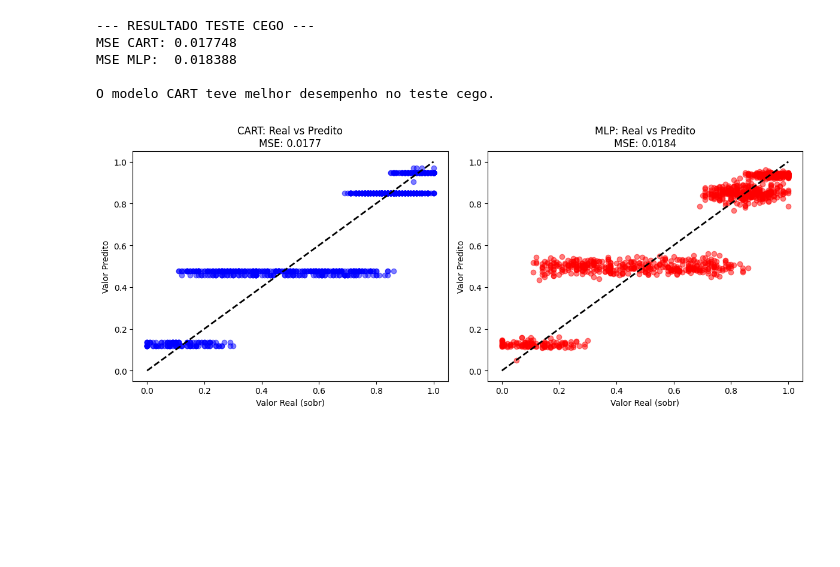
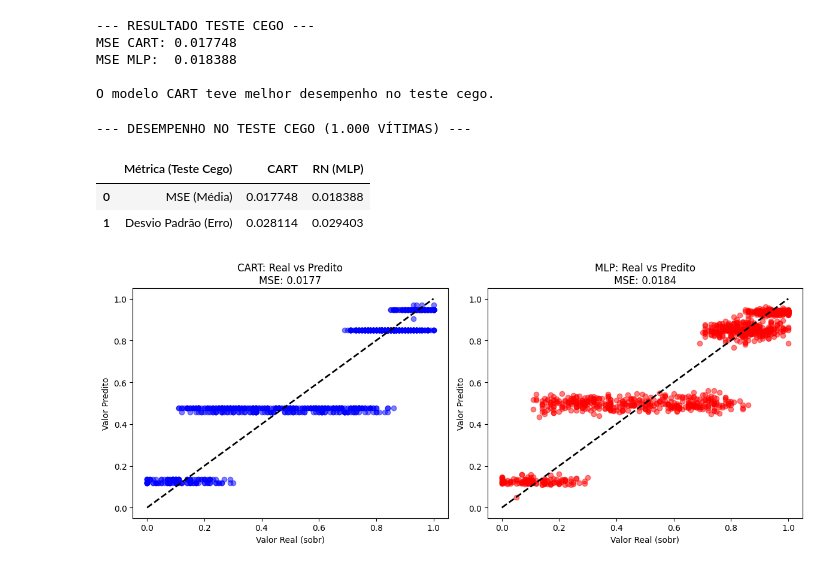
Before and after one commit to MatheusLoureiro2003/regressao_sistemas_inteligentes, a Jupyter notebook: regressao.ipynb, the cells around one changed output. Cells and saved outputs as stored; diff of their text form; code cells hidden in the pictures; blank space fills up the shorter version.

```diff
--- a/regressao.ipynb
+++ b/regressao.ipynb
@@ -289,6 +320,27 @@ MSE CART: 0.017748
 MSE MLP:  0.018388
 
 O modelo CART teve melhor desempenho no teste cego.
+# %%
+erros_individuais_cart = (y_teste - y_pred_cart)**2
+erros_individuais_mlp = (y_teste - y_pred_mlp)**2
+
+std_final_cart = np.std(erros_individuais_cart)
+std_final_mlp = np.std(erros_individuais_mlp)
+
+dados_teste_cego = {
+    "Métrica (Teste Cego)": ["MSE (Média)", "Desvio Padrão (Erro)"],
+    "CART": [mse_final_cart, std_final_cart],
+    "RN (MLP)": [mse_final_mlp, std_final_mlp]
+}
+df_resultado_final_cego = pd.DataFrame(dados_teste_cego)
+
+print("--- DESEMPENHO NO TESTE CEGO (1.000 VÍTIMAS) ---")
+display(df_resultado_final_cego)
+# %% [output]
+--- DESEMPENHO NO TESTE CEGO (1.000 VÍTIMAS) ---
+|  | Métrica (Teste Cego) | CART | RN (MLP) |
+| 0 | MSE (Média) | 0.017748 | 0.018388 |
+| 1 | Desvio Padrão (Erro) | 0.028114 | 0.029403 |
 # %%
 import matplotlib.pyplot as plt
 
```
Also changed, not shown: parts of 1 cell of this notebook.
